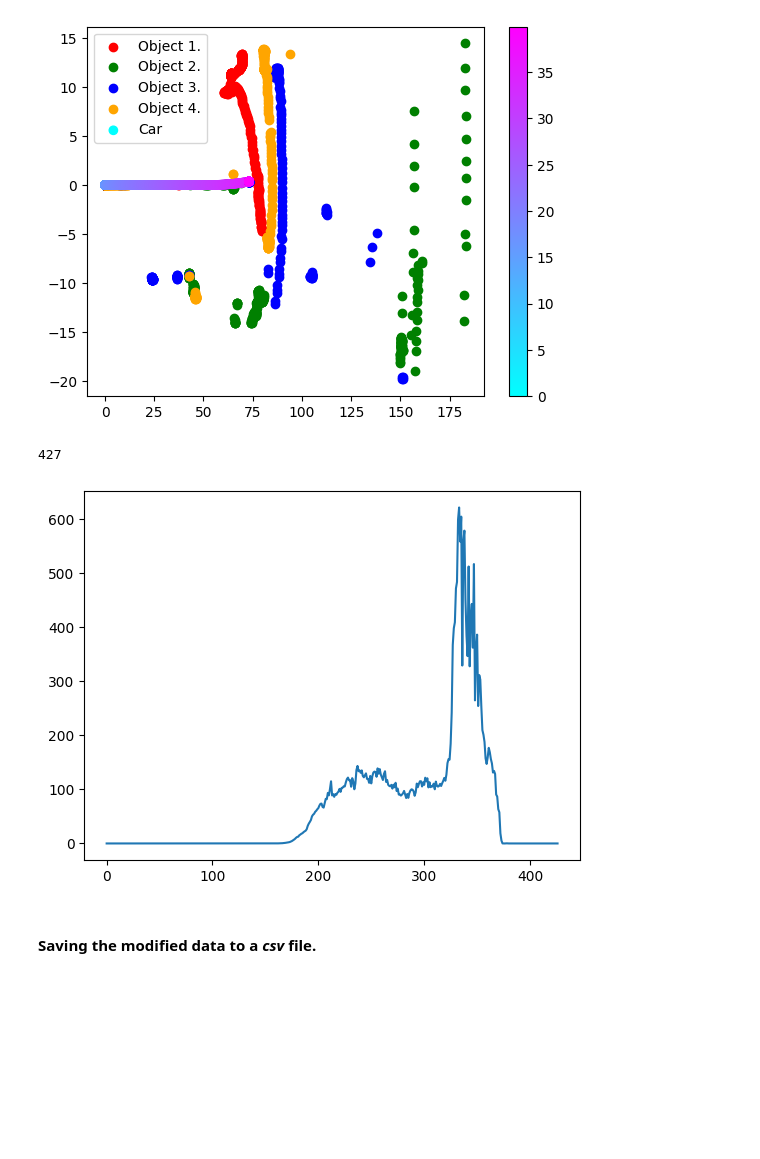
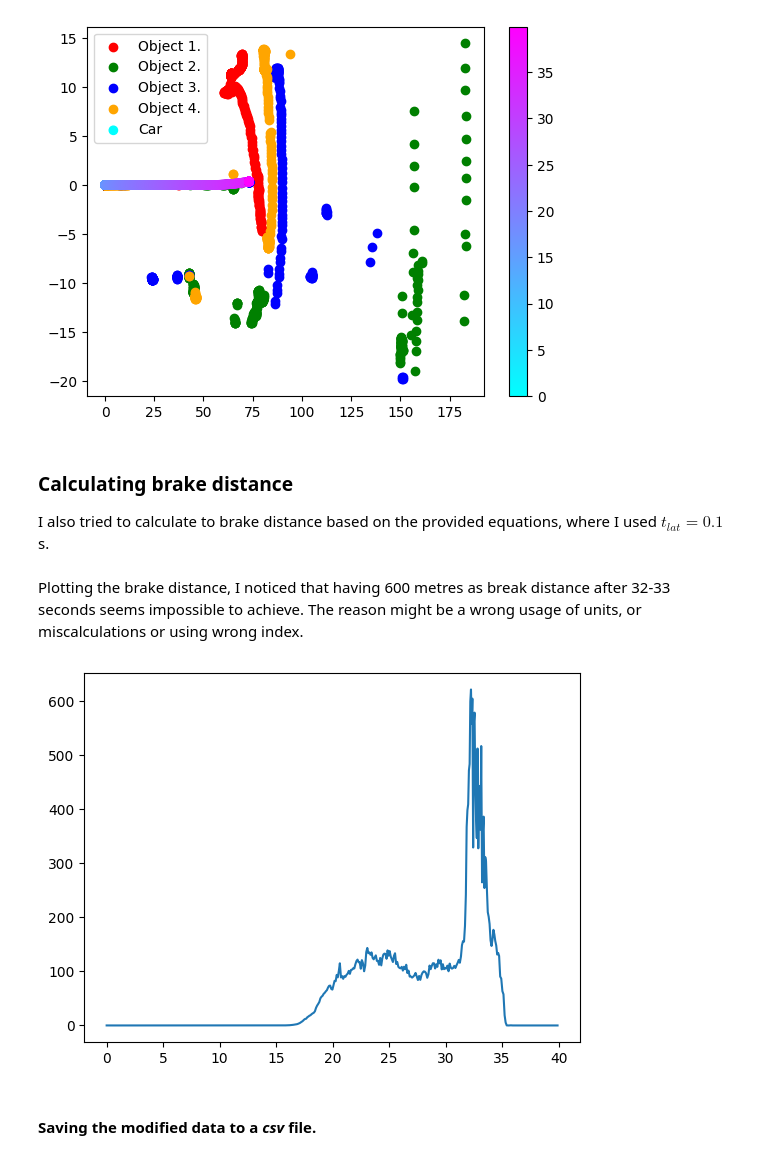
Before and after one commit to Keshish/ATFP, a Jupyter notebook: process_data.ipynb, the cells around one changed output. Saved outputs shown, nothing was run; the diff lists cells and outputs as text; code cells hidden in the pictures; blank space fills up the shorter version.

```diff
--- a/process_data.ipynb
+++ b/process_data.ipynb
@@ -231,5 +213,8 @@ plt.colorbar()
+# %% [markdown]
+### Calculating brake distance
+I also tried to calculate to brake distance based on the provided equations, where I used $t_{lat}=0.1$ s.
 # %%
-BrakeDist = []
+BrakeDist = [0.0]
 aMax = -9.
 maxJerk = -30.
 tlat = 1e-1
@@ -250,14 +235,14 @@ for i, row in DevelopmentData.iterrows():
         t3 = dv2 / aMax
         d3 = 0.5*aMax * t3**2 + v1*t3
         BrakeDist.append(d1+d2+d3)
-len(BrakeDist)
+BrakeDist = np.array(BrakeDist)
-# %% [output]
-427
+# %% [markdown]
+Plotting the brake distance, I noticed that having 600 metres as break distance after 32-33 seconds seems impossible to achieve. The reason might be a wrong usage of units, or miscalculations or using wrong index.
 # %%
-plt.plot(BrakeDist)
+plt.plot(DevelopmentData.Timestamp ,BrakeDist)
 plt.show()
 # %% [output]
-[figure, old version]
+[figure, new version]
 # %% [markdown]
 #### Saving the modified data to a *csv* file.
 # %%
```
Also changed, not shown: parts of 1 cell of this notebook.
